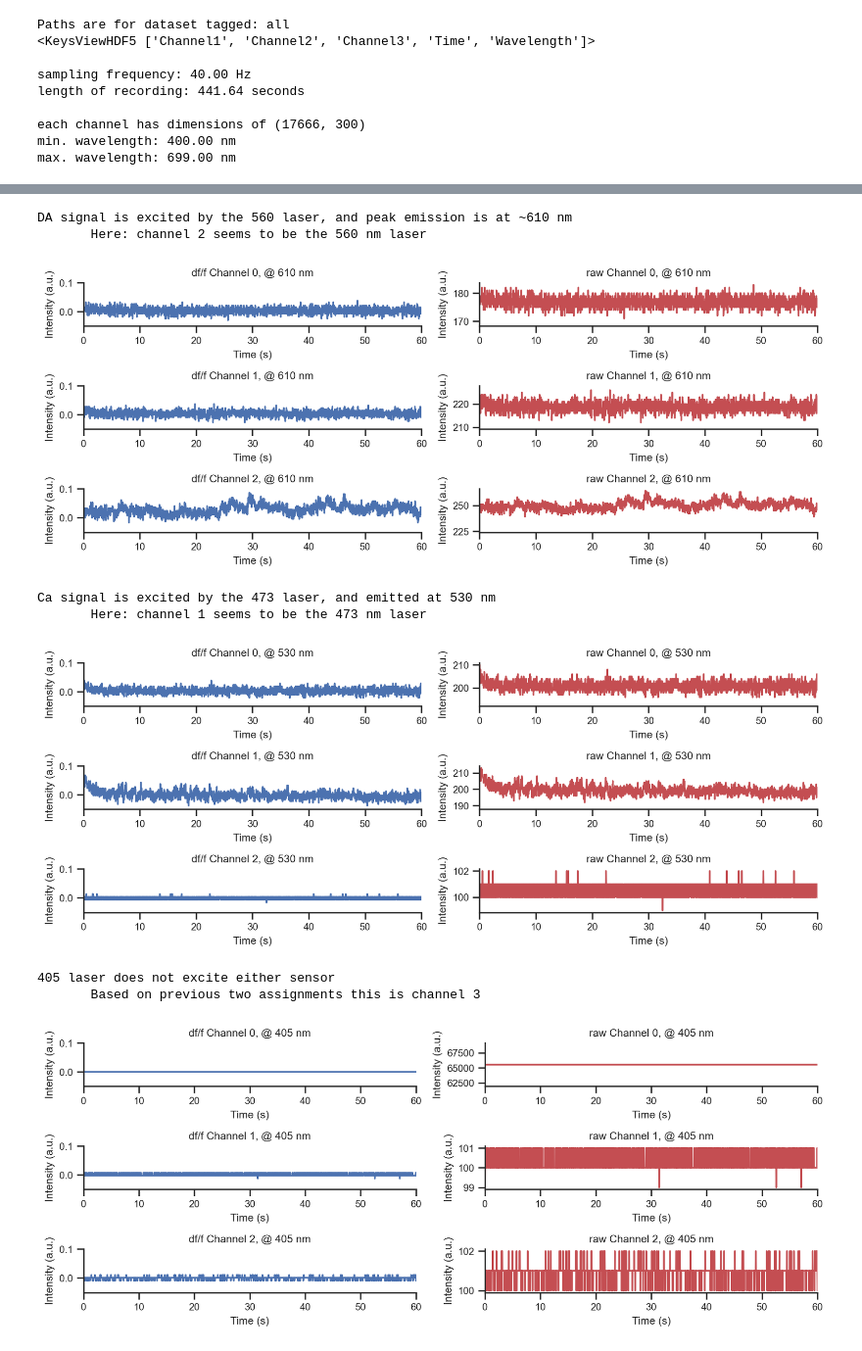
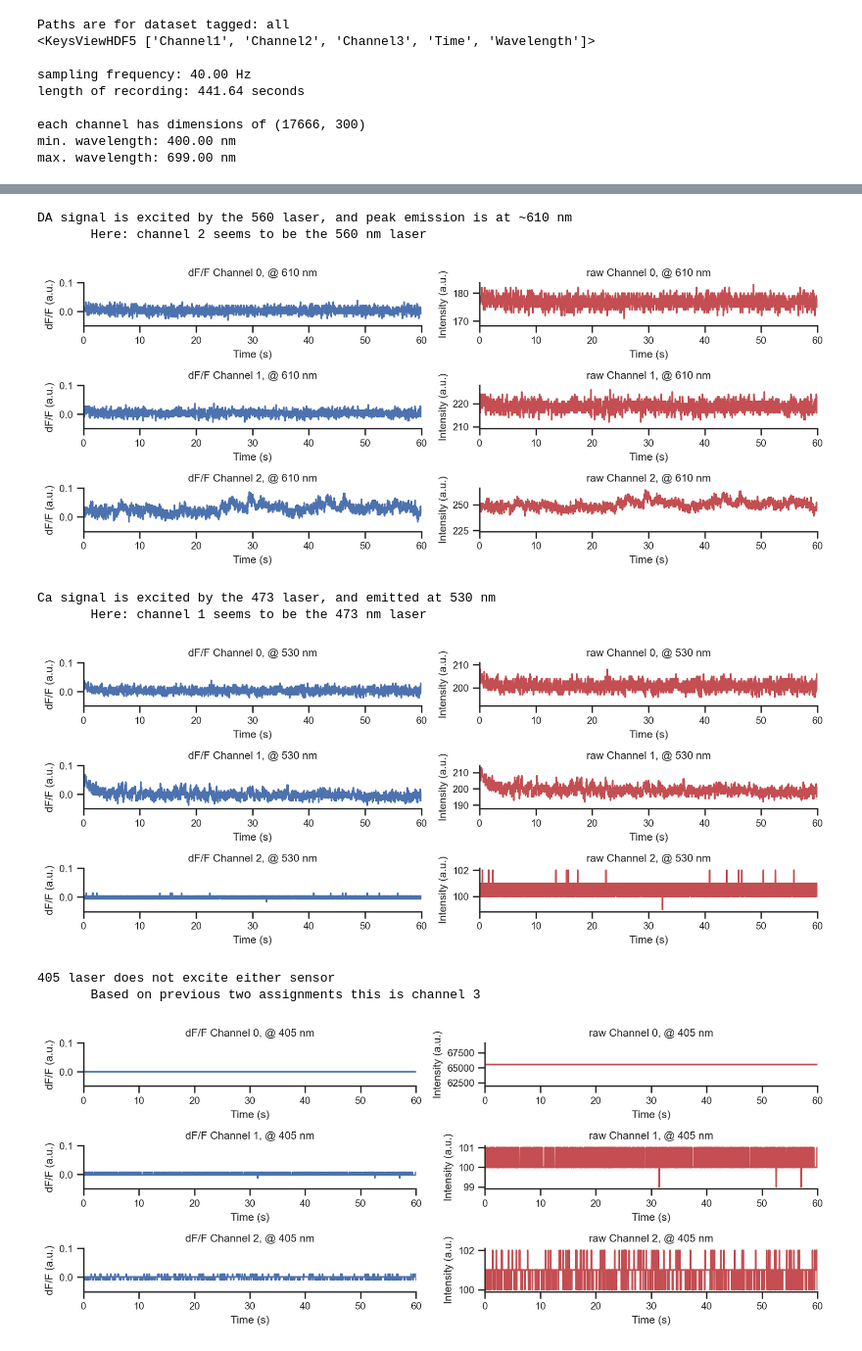
Before and after one commit to AllenInstitute/sourcesep, a Jupyter notebook: notebooks/15_Ca_DA_explore.ipynb, the cells around one changed output, grey strips where cells are left out. Shown at 98% size. Drawn from its saved outputs; the diff is of its cells as text; code cells hidden in the pictures.

```diff
--- a/notebooks/15_Ca_DA_test.ipynb
+++ b/notebooks/15_Ca_DA_explore.ipynb
@@ -99,39 +167,39 @@ def plot_channels(l, t, xj, em_freq, xlim=(0,60)):
         ax[i,k].plot(t.ravel(),df_over_f(xj[i][:,l==em_freq].ravel()))
         ax[i,k].set(xlim=xlim,
                   ylim=(-0.05, 0.1),
                   xlabel='Time (s)',
-                  ylabel='Intensity (a.u.)',
-                  title=f'df/f Channel {i}, @ {em_freq} nm')
+                  ylabel='dF/F (a.u.)',
+                  title=f'dF/F Channel {i}, @ {em_freq} nm')
     k=1
     for i in range(3):
         ax[i,k].plot(t.ravel(),xj[i][:,l==em_freq].ravel(), c='r')
         ax[i,k].set(xlim=xlim,
                   xlabel='Time (s)',
                   ylabel='Intensity (a.u.)',
                   title=f'raw Channel {i}, @ {em_freq} nm')
 
     plt.tight_layout()
     plt.show()
     return
 
 print('DA signal is excited by the 560 laser, and peak emission is at ~610 nm \n \
       Here: channel 2 seems to be the 560 nm laser')
 plot_channels(l, t, xj, em_freq=610, xlim=(0,60))
 
 print('\nCa signal is excited by the 473 laser, and emitted at 530 nm \n \
       Here: channel 1 seems to be the 473 nm laser')
 plot_channels(l, t, xj, em_freq=530, xlim=(0,60))
 
 print('\n405 laser does not excite either sensor \n \
       Based on previous two assignments this is channel 3')
 plot_channels(l, t, xj, em_freq=405, xlim=(0,60))
 # %% [output]
 DA signal is excited by the 560 laser, and peak emission is at ~610 nm
        Here: channel 2 seems to be the 560 nm laser
-[figure, old version]
+[figure, new version]
 Ca signal is excited by the 473 laser, and emitted at 530 nm
        Here: channel 1 seems to be the 473 nm laser
-[figure, old version]
+[figure, new version]
 405 laser does not excite either sensor
        Based on previous two assignments this is channel 3
-[figure, old version]
+[figure, new version]
```
Also changed, not shown: parts of 13 cells of this notebook, 2 other files.
